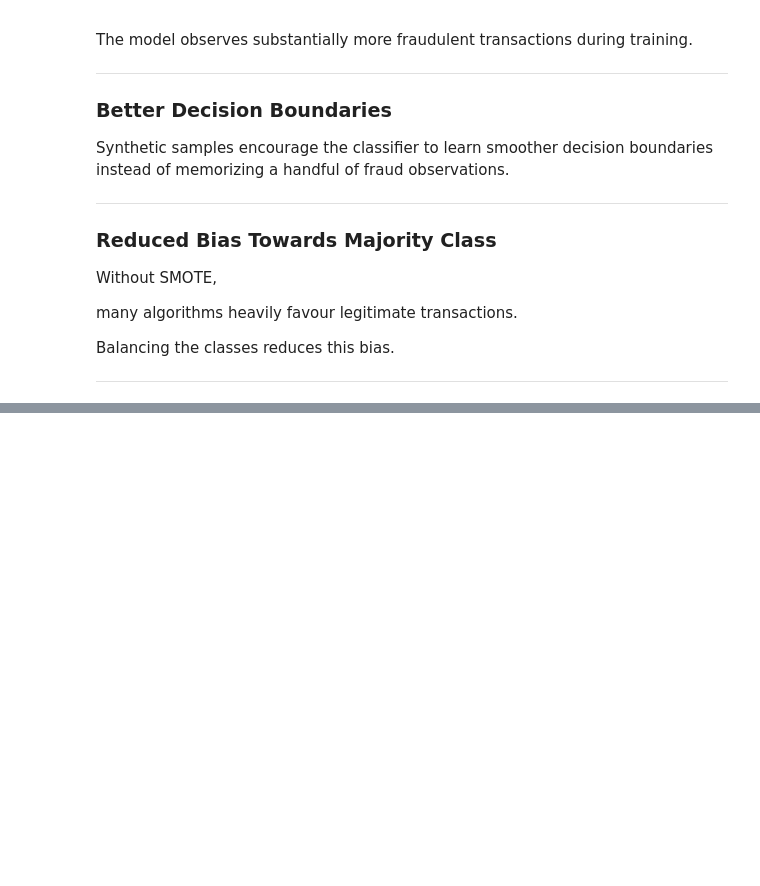
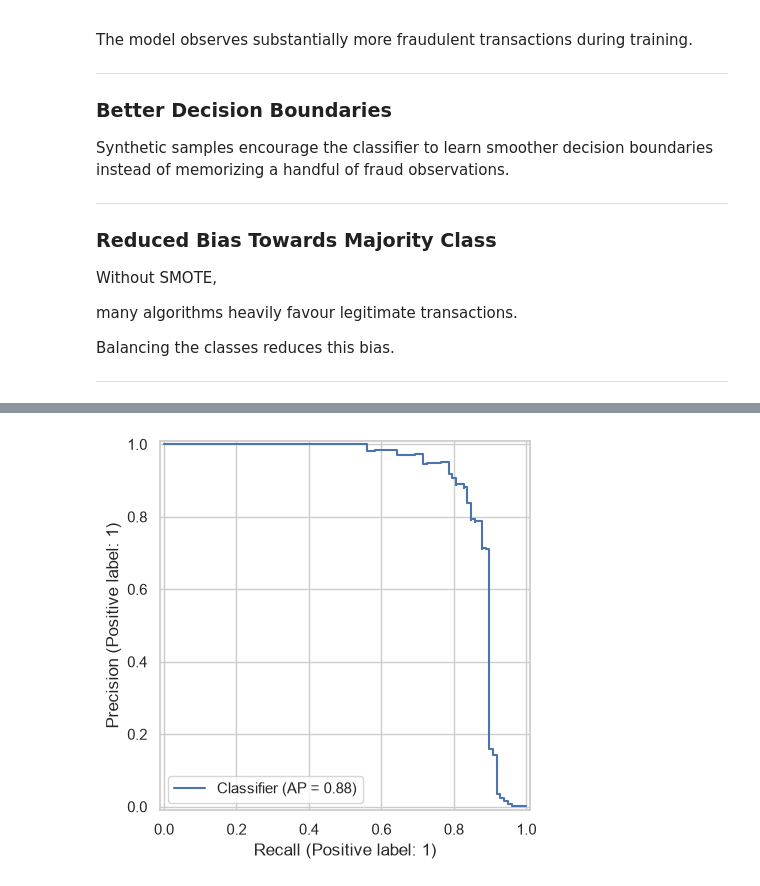
Before and after one commit to meerkanani-40/Credit-Card-Fraud-Detection, a Jupyter notebook: Credit_Card_Fraud_Detection.ipynb, the cells around one changed output, grey strips where cells are left out. Saved outputs shown, nothing was run; the diff lists cells and outputs as text; code cells hidden in the pictures; blank space fills up the shorter version.

```diff
--- a/Credit_Card_Fraud_Detection.ipynb
+++ b/Credit_Card_Fraud_Detection.ipynb
@@ -1610,0 +2146,9 @@ Balancing the classes reduces this bias.
+# %%
+PrecisionRecallDisplay.from_predictions(
+    y_test,
+    y_prob
+)
+
+plt.show()
+# %% [output]
+[figure, added]
```
Also changed, not shown: parts of 52 cells of this notebook.
